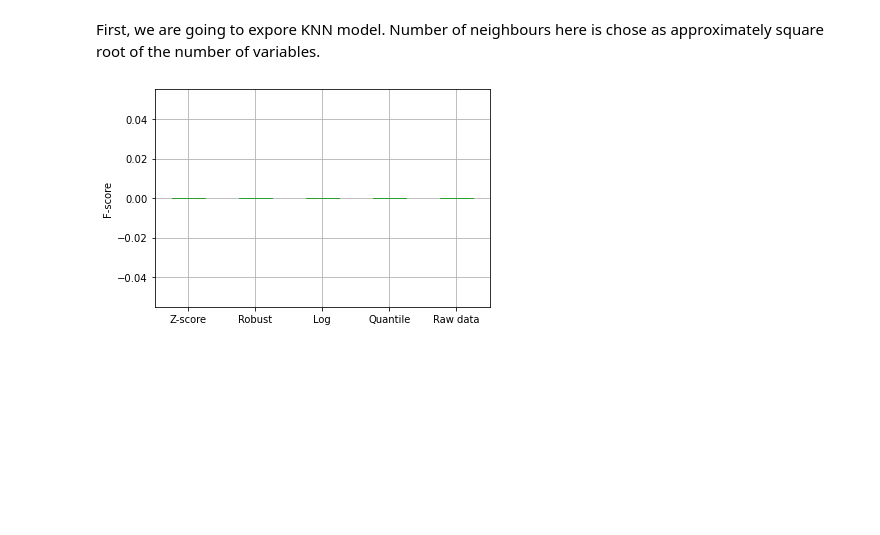
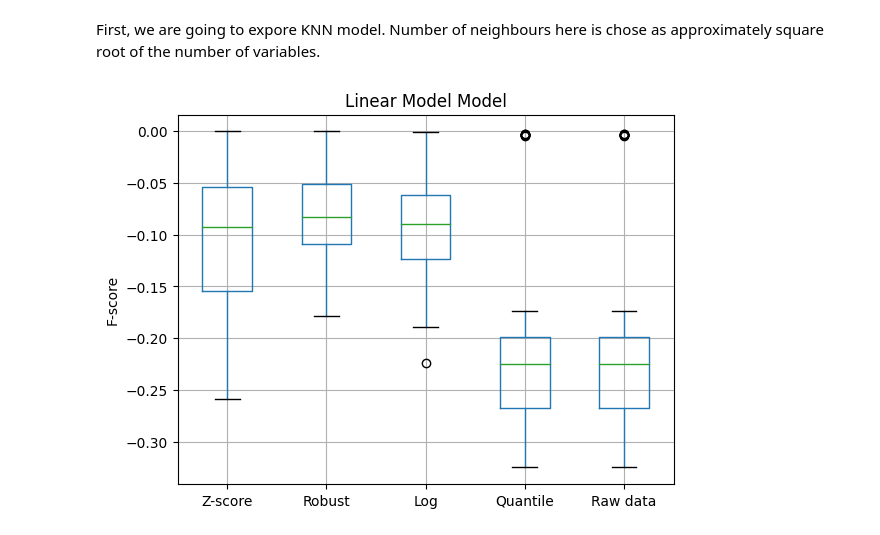
Before and after one commit to dchicasduena/COMP3400_Project, a Jupyter notebook: Iteration 2/Project2.ipynb, the cells around one changed output. Cells and saved outputs as stored; diff of their text form; code cells hidden in the pictures; blank space fills up the shorter version.

Commit message:
new model

```diff
--- a/Iteration 2/Project2.ipynb
+++ b/Iteration 2/Project2.ipynb
@@ -322,25 +321,28 @@ model = KNeighborsClassifier(n_neighbors=73)
 for i in range (len(arr_scalers)):
     # X is all variables except gross
     X = m2_clean.drop(['gross'], axis=1).to_numpy()
+
     # Scaling X
     X_t = arr_scalers[i].fit_transform(X)
+
     # y is gross that we want to forecast
     y = m2_clean['gross'].to_numpy()
-    # Estimating the values for several rounds of crossvalidation
     cv = RepeatedKFold(n_splits=10, n_repeats=5, random_state=1)
-    scores = cross_val_score(model, X_t, y, scoring='f1_weighted', cv=cv, n_jobs=-1)
+    scores = cross_val_score(model, X_t, y, scoring='r2', cv=cv, n_jobs=-1)
     results[scaler_names[i]] = scores
 # %%
 # The model with the raw data just to put the models side-by-side
 X = m2_clean.drop(['gross'], axis=1).to_numpy()
+X_t = arr_scalers[i].fit_transform(X)
 y = m2_clean['gross'].to_numpy()
 cv = RepeatedKFold(n_splits=10, n_repeats=5, random_state=1)
-scores = cross_val_score(model, X, y, scoring='f1_weighted', cv=cv, n_jobs=-1)
+scores = cross_val_score(model, X_t, y, scoring='r2', cv=cv, n_jobs=-1)
 results['Raw data'] = scores
 # %%
 df_res = pd.DataFrame(results)
 boxplot = df_res.boxplot()
 boxplot.set_ylabel('F-score')
+plt.title('Linear Model Model')
 plt.show()
 # %% [output]
-[figure, old version]
+[figure, new version]
```
Also changed, not shown: parts of 7 cells of this notebook.
